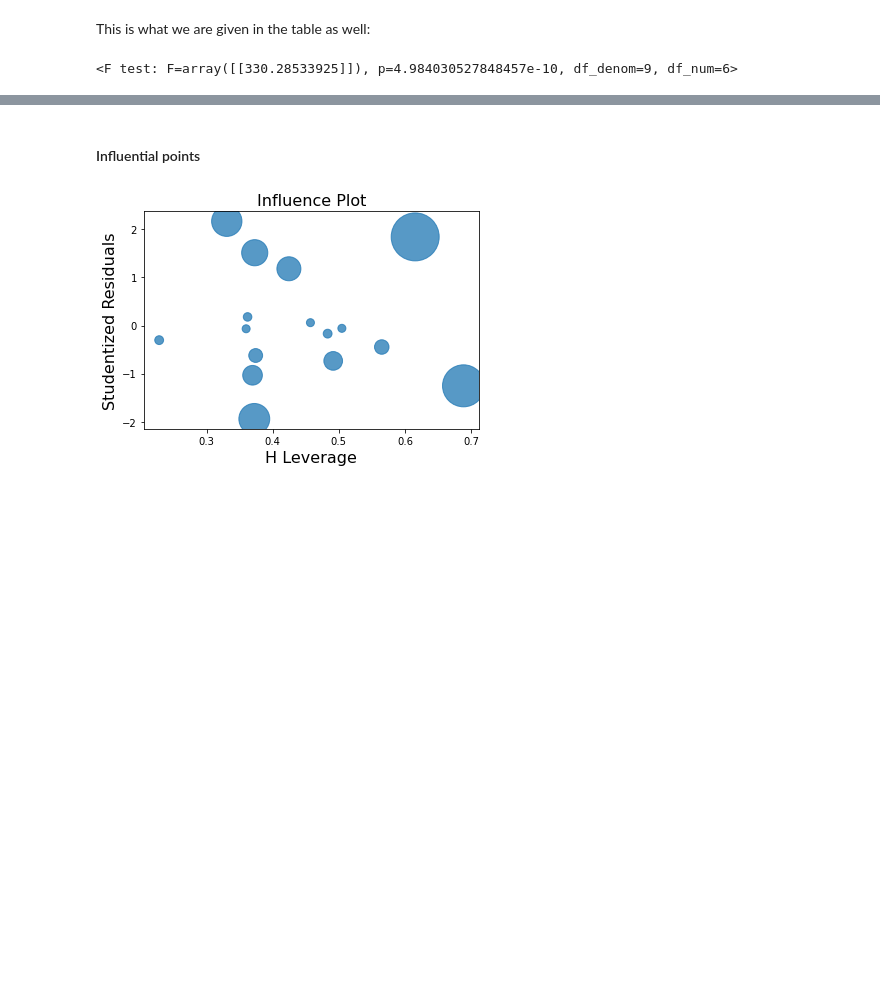
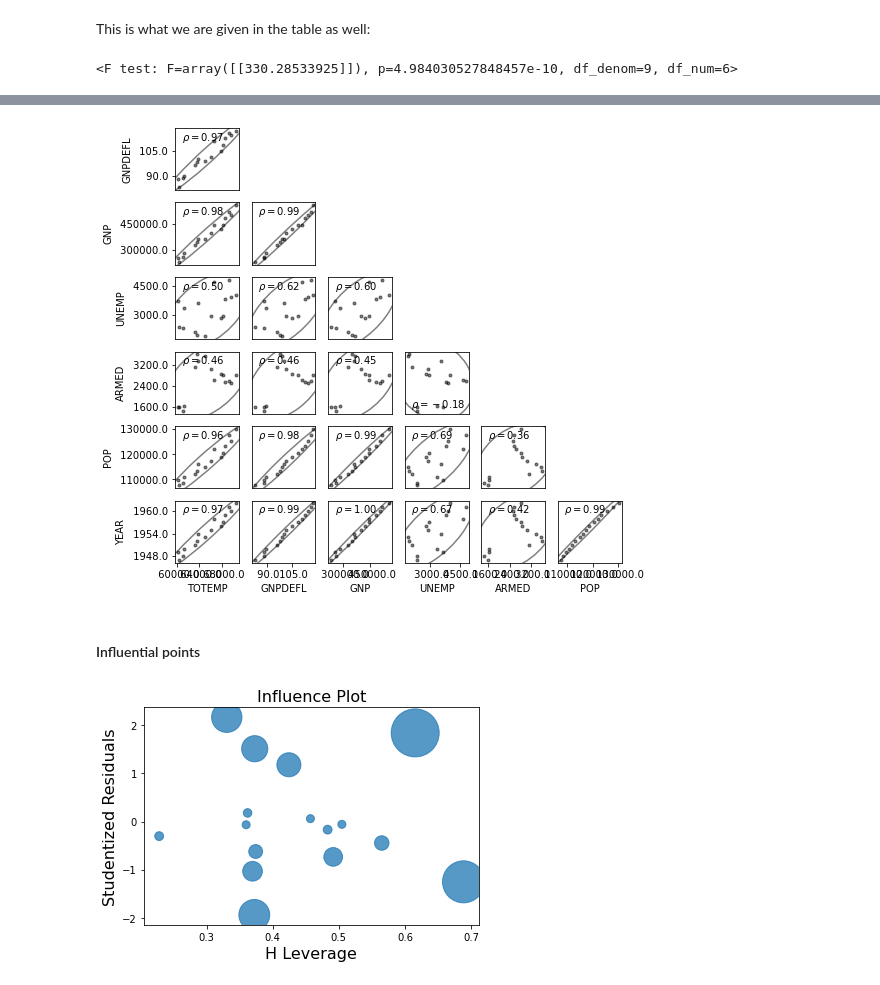
Before and after one commit to datali-ch/fantasticfeatures, a Jupyter notebook: notes.ipynb, the cells around one changed output, grey strips where cells are left out. Saved outputs shown, nothing was run; the diff lists cells and outputs as text; code cells hidden in the pictures; blank space fills up the shorter version.

```diff
--- a/notes.ipynb
+++ b/notes.ipynb
@@ -143,0 +163,6 @@ print(results.f_test(A))
+# %%
+from statsmodels.graphics.plot_grids import scatter_ellipse
+fig = plt.figure(figsize=(8,8))
+scatter_ellipse(dta, varnames=dta.columns, fig=fig)
+plt.show()
+# %% [output]
@@ -144,3 +171,4 @@ print(results.f_test(A))
+[figure, added]
 # %% [markdown]
 #### Influential points
 # %%
```
Also changed, not shown: parts of 31 cells of this notebook, 1 other file.
